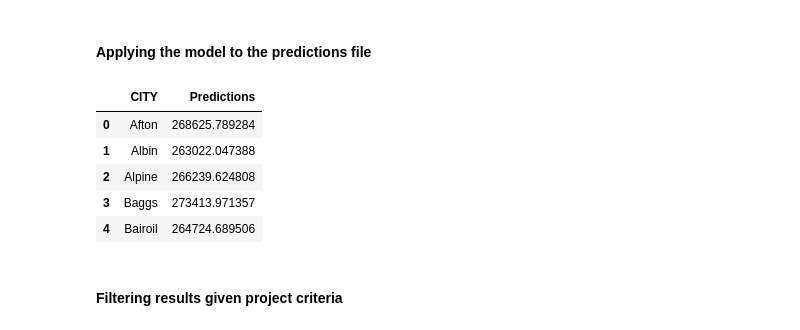
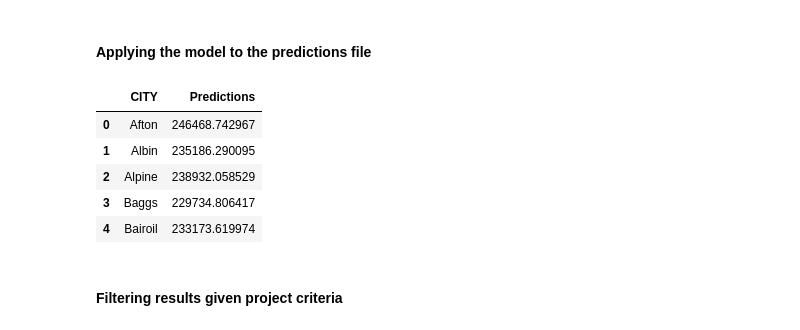
Before and after one commit to jaycwb/udacity-select-pet-store-location, a Jupyter notebook: Select Pet Store Location.ipynb, the cells around one changed output. Drawn from its saved outputs; the diff is of its cells as text; code cells hidden in the pictures.

```diff
--- a/Select Pet Store Location.ipynb
+++ b/Select Pet Store Location.ipynb
@@ -70,10 +122,8 @@ pd.scatter_matrix(df_predictions, alpha = 0.3, figsize = (14,8), diagonal = 'kde
 # %%
 #### Learning a linear model
-from sklearn.linear_model import LinearRegression
-
-# reg = LinearRegression(fit_intercept = True)
-reg = LinearRegression()
-reg.fit(X, Y)
+reg = LinearRegression(fit_intercept = True)
+# reg = LinearRegression()
+reg.fit(X[bestSubset], Y)
 # %% [output]
 LinearRegression(copy_X=True, fit_intercept=True, n_jobs=1, normalize=False)
 # %% [markdown]
@@ -123,21 +171,21 @@ Y = 919993.38 * 2010 Census + 264592.01 * Land Area + -917791.12 * Households wi
 # %% [markdown]
 #### Applying the model to the predictions file
 # %%
-predictions = reg.predict(df_predictions)
+predictions = reg.predict(df_predictions[bestSubset])
 # print predictions.shape
 # print cityNamesPredictions.shape
 # print type(predictions)
 # print type(cityNamesPredictions)
 cityNamesPredictions['Predictions'] = predictions
 # print cityNamesPredictions.shape
 display(cityNamesPredictions.head())
 # %% [output]
 |  | CITY | Predictions |
-| 0 | Afton | 268625.789284 |
-| 1 | Albin | 263022.047388 |
-| 2 | Alpine | 266239.624808 |
-| 3 | Baggs | 273413.971357 |
-| 4 | Bairoil | 264724.689506 |
+| 0 | Afton | 246468.742967 |
+| 1 | Albin | 235186.290095 |
+| 2 | Alpine | 238932.058529 |
+| 3 | Baggs | 229734.806417 |
+| 4 | Bairoil | 233173.619974 |
 # %% [markdown]
 #### Filtering results given project criteria
 # %% [markdown]
```
Also changed, not shown: parts of 9 cells of this notebook, 4 other files.
